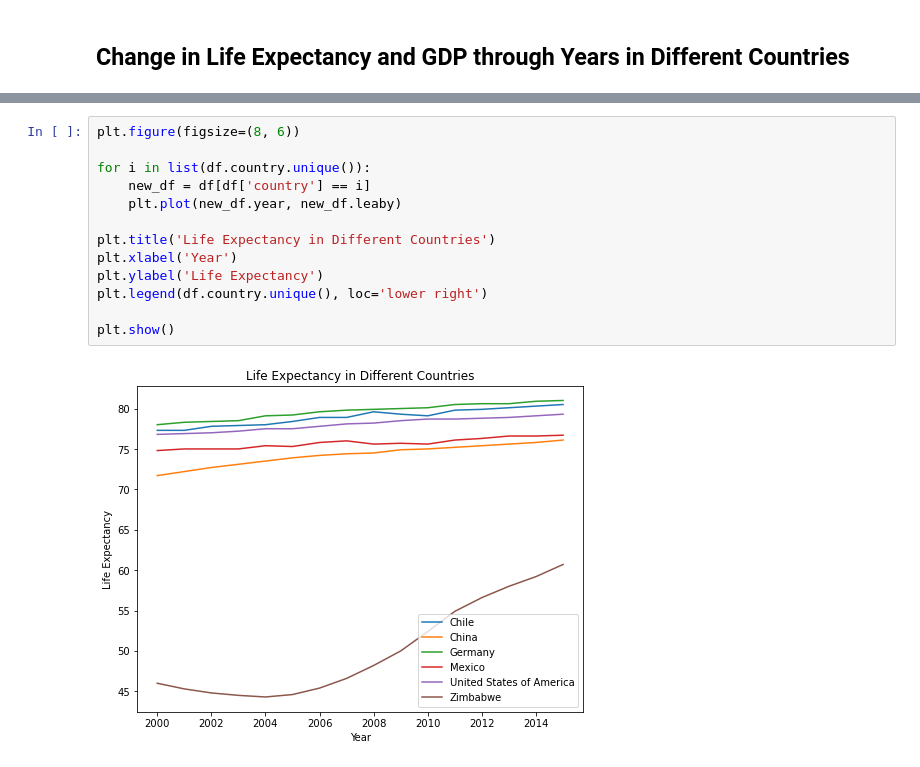
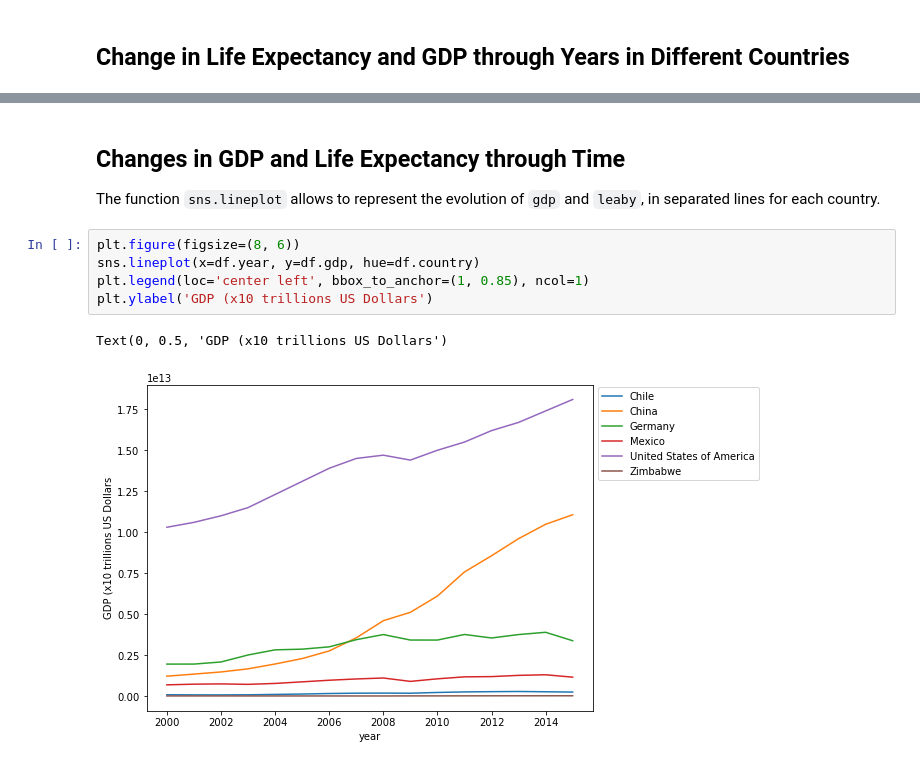
Before and after one commit to javierunix/codeacademy_datascience_path, a Jupyter notebook: Life-Expectancy-and-GDP-Starter/life_expectancy_gdp.ipynb, the cells around one changed output, grey strips where cells are left out. Cells and saved outputs as stored; diff of their text form.

Commit message:
finish lineplots

```diff
--- a/Life-Expectancy-and-GDP-Starter/life_expectancy_gdp.ipynb
+++ b/Life-Expectancy-and-GDP-Starter/life_expectancy_gdp.ipynb
@@ -239,15 +236,11 @@ plt.show()
-# %%
-plt.figure(figsize=(8, 6))
-
-for i in list(df.country.unique()):
-    new_df = df[df['country'] == i]
-    plt.plot(new_df.year, new_df.leaby)
-
-plt.title('Life Expectancy in Different Countries')
-plt.xlabel('Year')
-plt.ylabel('Life Expectancy')
-plt.legend(df.country.unique(), loc='lower right')
-
-plt.show()
-# %% [output]
-[figure, removed]
+# %% [markdown]
+## Changes in GDP and Life Expectancy through Time
+The function `sns.lineplot` allows to represent the evolution of `gdp` and `leaby`, in separated lines for each country.
+# %%
+plt.figure(figsize=(8, 6))
+sns.lineplot(x=df.year, y=df.gdp, hue=df.country)
+plt.legend(loc='center left', bbox_to_anchor=(1, 0.85), ncol=1)
+plt.ylabel('GDP (x10 trillions US Dollars')
+# %% [output]
+Text(0, 0.5, 'GDP (x10 trillions US Dollars')
+[figure, added]
```
Also changed, not shown: parts of 9 cells of this notebook.
